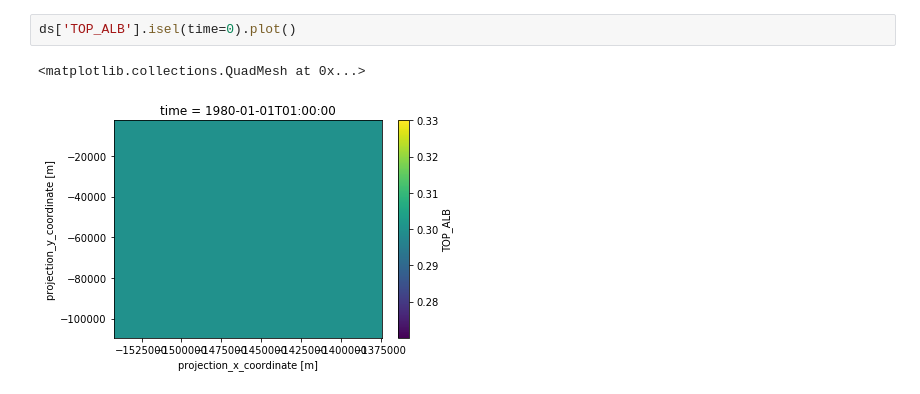
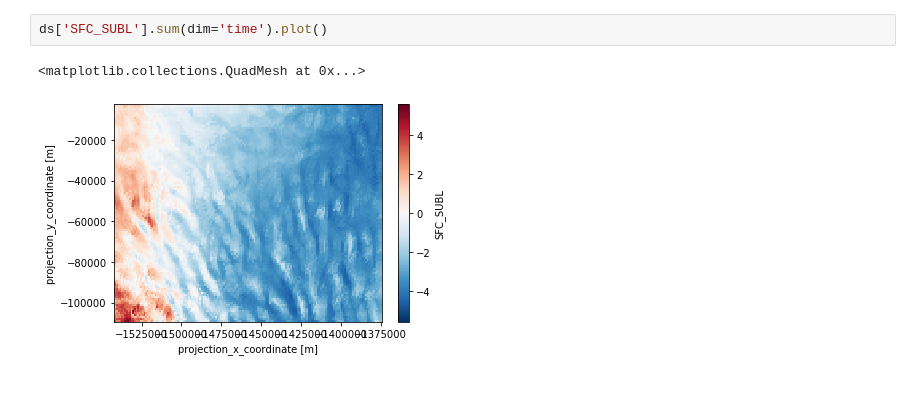
Before and after one commit to EricKeenan/SNOWPACK_WAIS, a Jupyter notebook: analysis/inspect_grid.ipynb, the cells around one changed output. Saved outputs shown, nothing was run; the diff lists cells and outputs as text.

```diff
--- a/analysis/inspect_grid.ipynb
+++ b/analysis/inspect_grid.ipynb
@@ -76,5 +58,5 @@ Data variables:
 # %%
-ds['TOP_ALB'].isel(time=0).plot()
+ds['SFC_SUBL'].sum(dim='time').plot()
 # %% [output]
 <matplotlib.collections.QuadMesh at 0x...>
-[figure, old version]
+[figure, new version]
```
Also changed, not shown: parts of 19 cells of this notebook, 5 other files.
